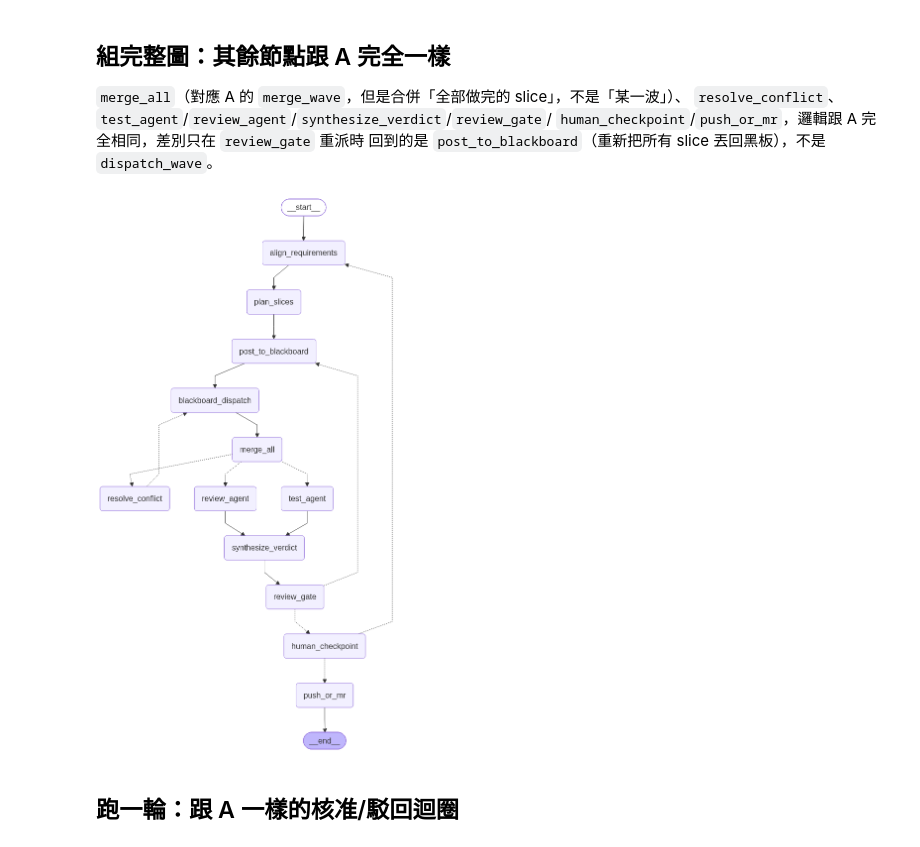
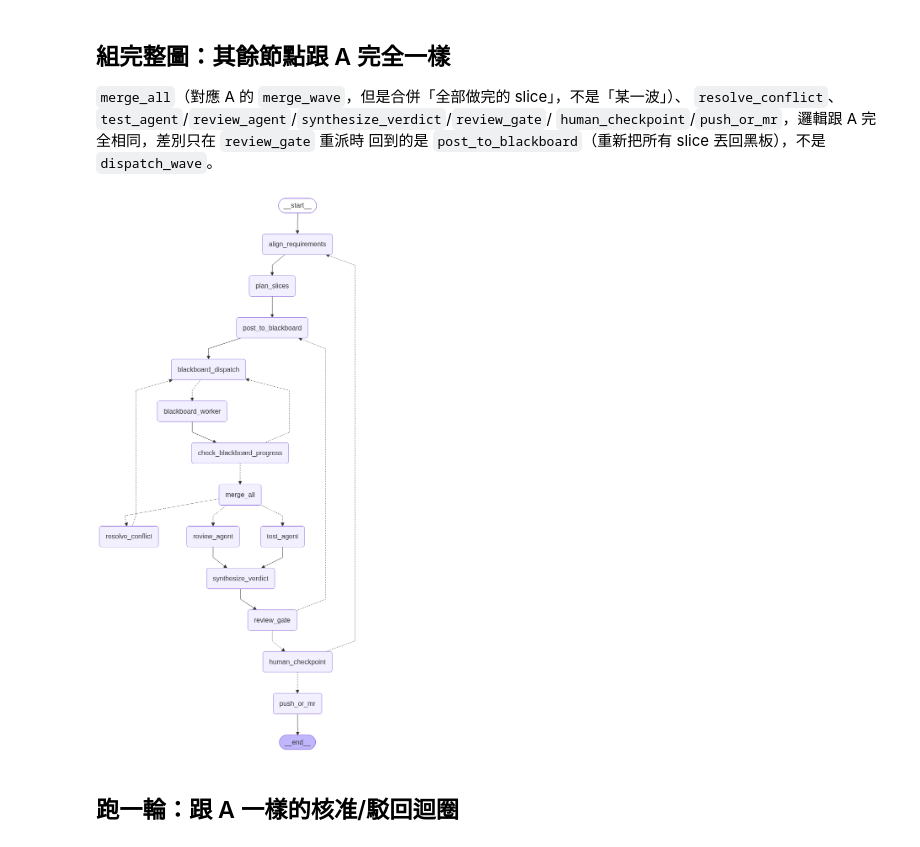
Before and after one commit to burinexovo/learn-langgraph, a Jupyter notebook: notebooks/arch/A2_blackboard_dispatch.ipynb, the cells around one changed output. Drawn from its saved outputs; the diff is of its cells as text; code cells hidden in the pictures.

```diff
--- a/notebooks/arch/A2_blackboard_dispatch.ipynb
+++ b/notebooks/arch/A2_blackboard_dispatch.ipynb
@@ -52,7 +52,7 @@ class DevWorkflowState(TypedDict):
     verdict_passed: bool
     verdict_reason: str
     blackboard_total_rounds: int   # 只是這份 sketch 拿來驗證用的欄位，A 沒有這個概念
-    blackboard_log: list[str]      # 同上——認領/完成的逐輪紀錄，方便驗證認領順序對不對
+    blackboard_log: Annotated[list[str], operator.add]  # 同上——認領/完成的逐輪紀錄；真正平行的 blackboard_worker 版本會有多個分支同一步同時寫，一定要 operator.add，不然會撞 InvalidUpdateError
 # %% [markdown]
 ## `align_requirements` / `plan_slices`：跟 A 逐字相同
 
@@ -206,7 +207,9 @@ N_WORKERS = 3
 MAX_ROUNDS = 50  # 防呆上限，避免邏輯寫錯造成無限迴圈
 
 
-def blackboard_dispatch(state: DevWorkflowState, config: RunnableConfig) -> dict:
+def blackboard_dispatch_round_simulation(state: DevWorkflowState, config: RunnableConfig) -> dict:
+    # 只用來算利用率數字（下面的「直接跑一次」demo），不是正式圖在用的節點——
+    # 正式圖用的是後面真正用 Send 拆分支的 blackboard_dispatch/blackboard_worker。
     # 實務上每個 worker 遇到「這裡我不能自己決定」的情況，做法跟 A 的 code_agent 一樣：
     # claude CLI 呼叫帶 --json-schema 逼它回答 needs_clarification，true 就跳出來問——
     # 只是在真實部署下，這個「跳出來問」發生在外部獨立的 process 裡，不會透過這個節點的
@@ -388,35 +561,38 @@ def human_checkpoint(
 def push_or_mr(state: DevWorkflowState) -> dict:
     return {}
 
 
 builder = StateGraph(DevWorkflowState)
 builder.add_node("align_requirements", align_requirements)
 builder.add_node("plan_slices", plan_slices)
 builder.add_node("post_to_blackboard", post_to_blackboard)
 builder.add_node("blackboard_dispatch", blackboard_dispatch)
+builder.add_node("blackboard_worker", blackboard_worker)
+builder.add_node("check_blackboard_progress", check_blackboard_progress)
 builder.add_node("merge_all", merge_all)
 builder.add_node("resolve_conflict", resolve_conflict)
 builder.add_node("test_agent", test_agent)
 builder.add_node("review_agent", review_agent)
 builder.add_node("synthesize_verdict", synthesize_verdict)
 builder.add_node("review_gate", review_gate)
 builder.add_node("human_checkpoint", human_checkpoint)
 builder.add_node("push_or_mr", push_or_mr)
 
 builder.add_edge(START, "align_requirements")
 builder.add_edge("align_requirements", "plan_slices")
 builder.add_edge("plan_slices", "post_to_blackboard")
 builder.add_edge("post_to_blackboard", "blackboard_dispatch")
-builder.add_edge("blackboard_dispatch", "merge_all")
+builder.add_conditional_edges("blackboard_dispatch", fanout_workers, ["blackboard_worker"])
+builder.add_edge("blackboard_worker", "check_blackboard_progress")
 builder.add_edge("review_agent", "synthesize_verdict")
 builder.add_edge("test_agent", "synthesize_verdict")
 builder.add_edge("synthesize_verdict", "review_gate")
 builder.add_edge("push_or_mr", END)
 
 graph = builder.compile(checkpointer=InMemorySaver(), store=InMemoryStore())
 show_graph(graph)
 # %% [output]
-[figure, old version]
+[figure, new version]
 # %% [markdown]
 ## 跑一輪：跟 A 一樣的核准/駁回迴圈
 # %%
```
Also changed, not shown: parts of 8 cells of this notebook.
